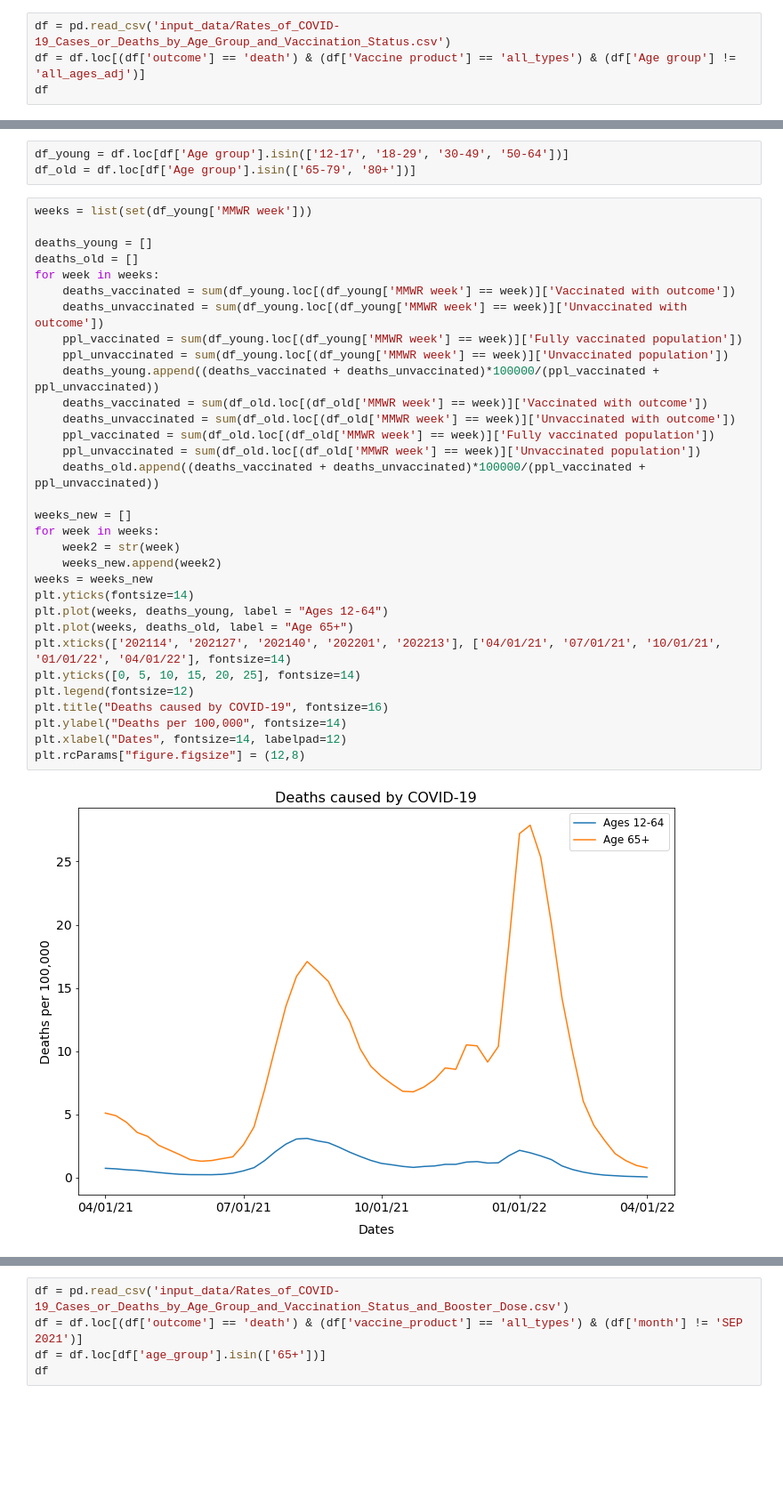
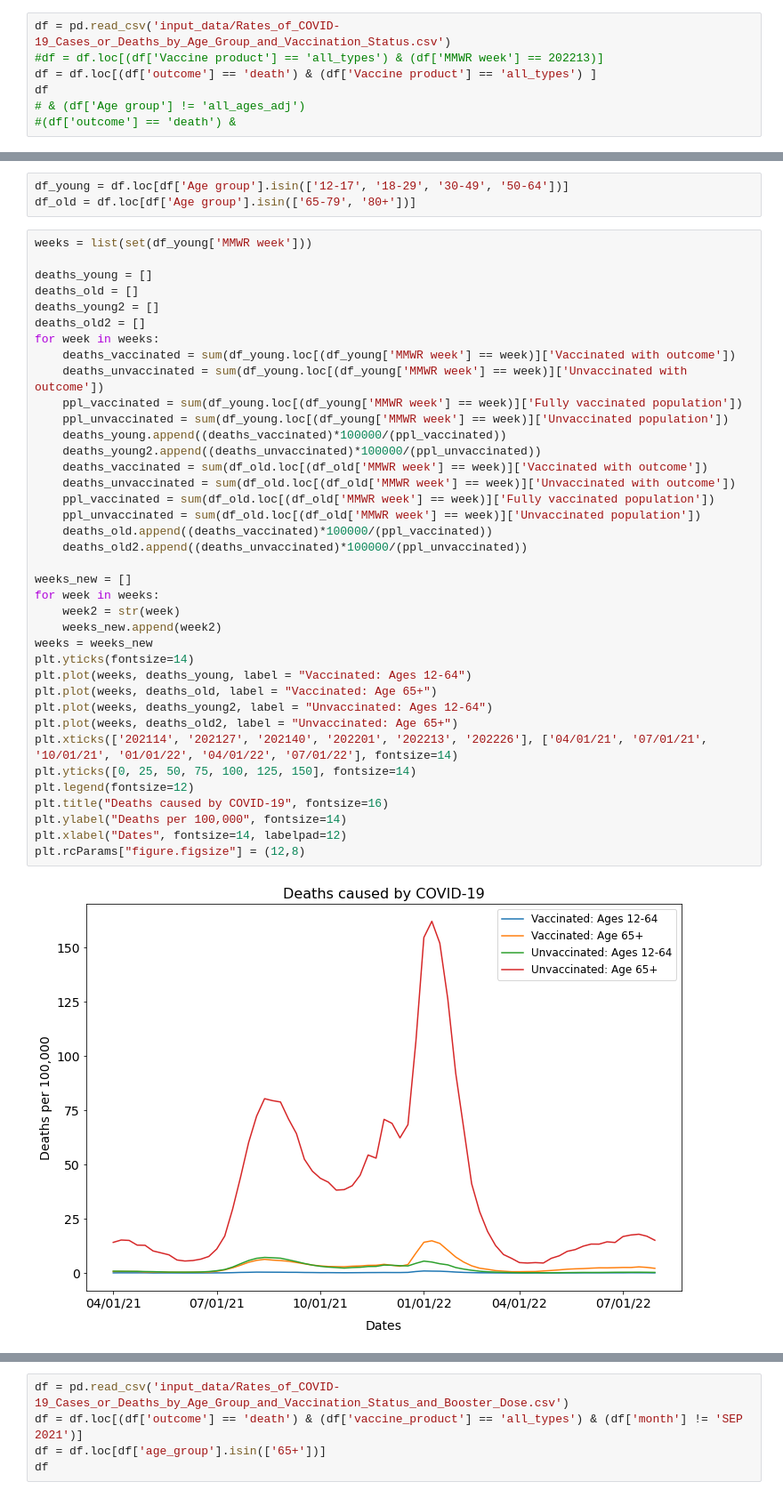
Before and after one commit to dzoanka/Covid19-cases-deaths-against-vax-in-US-counties, a Jupyter notebook: deaths_age_group.ipynb, the cells around one changed output, grey strips where cells are left out. Shown at 89% size. Cells and saved outputs as stored; diff of their text form; blank space fills up the shorter version.

Commit message:
Vax by age by vax type and vax quantification

```diff
--- a/deaths_age_group.ipynb
+++ b/deaths_age_group.ipynb
@@ -6,7 +6,10 @@ import pandas as pd
 import matplotlib.pyplot as plt
 # %%
 df = pd.read_csv('input_data/Rates_of_COVID-19_Cases_or_Deaths_by_Age_Group_and_Vaccination_Status.csv')
-df = df.loc[(df['outcome'] == 'death') & (df['Vaccine product'] == 'all_types') & (df['Age group'] != 'all_ages_adj')]
+#df = df.loc[(df['Vaccine product'] == 'all_types') & (df['MMWR week'] == 202213)]
+df = df.loc[(df['outcome'] == 'death') & (df['Vaccine product'] == 'all_types') ]
 df
+# & (df['Age group'] != 'all_ages_adj')
+#(df['outcome'] == 'death') &
 # %% [output]
 |  | outcome | month | MMWR week | Age group | Vaccine product | Vaccinated with outcome | Fully vaccinated population | ... |
@@ -28,34 +44,40 @@ df_old = df.loc[df['Age group'].isin(['65-79', '80+'])]
 # %%
 weeks = list(set(df_young['MMWR week']))
 
 deaths_young = []
 deaths_old = []
+deaths_young2 = []
+deaths_old2 = []
 for week in weeks:
     deaths_vaccinated = sum(df_young.loc[(df_young['MMWR week'] == week)]['Vaccinated with outcome'])
     deaths_unvaccinated = sum(df_young.loc[(df_young['MMWR week'] == week)]['Unvaccinated with outcome'])
     ppl_vaccinated = sum(df_young.loc[(df_young['MMWR week'] == week)]['Fully vaccinated population'])
     ppl_unvaccinated = sum(df_young.loc[(df_young['MMWR week'] == week)]['Unvaccinated population'])
-    deaths_young.append((deaths_vaccinated + deaths_unvaccinated)*100000/(ppl_vaccinated + ppl_unvaccinated))
+    deaths_young.append((deaths_vaccinated)*100000/(ppl_vaccinated))
+    deaths_young2.append((deaths_unvaccinated)*100000/(ppl_unvaccinated))
     deaths_vaccinated = sum(df_old.loc[(df_old['MMWR week'] == week)]['Vaccinated with outcome'])
     deaths_unvaccinated = sum(df_old.loc[(df_old['MMWR week'] == week)]['Unvaccinated with outcome'])
     ppl_vaccinated = sum(df_old.loc[(df_old['MMWR week'] == week)]['Fully vaccinated population'])
     ppl_unvaccinated = sum(df_old.loc[(df_old['MMWR week'] == week)]['Unvaccinated population'])
-    deaths_old.append((deaths_vaccinated + deaths_unvaccinated)*100000/(ppl_vaccinated + ppl_unvaccinated))
+    deaths_old.append((deaths_vaccinated)*100000/(ppl_vaccinated))
+    deaths_old2.append((deaths_unvaccinated)*100000/(ppl_unvaccinated))
 
 weeks_new = []
 for week in weeks:
     week2 = str(week)
     weeks_new.append(week2)
 weeks = weeks_new
 plt.yticks(fontsize=14)
-plt.plot(weeks, deaths_young, label = "Ages 12-64")
-plt.plot(weeks, deaths_old, label = "Age 65+")
-plt.xticks(['202114', '202127', '202140', '202201', '202213'], ['04/01/21', '07/01/21', '10/01/21', '01/01/22', '04/01/22'], fontsize=14)
-plt.yticks([0, 5, 10, 15, 20, 25], fontsize=14)
+plt.plot(weeks, deaths_young, label = "Vaccinated: Ages 12-64")
+plt.plot(weeks, deaths_old, label = "Vaccinated: Age 65+")
+plt.plot(weeks, deaths_young2, label = "Unvaccinated: Ages 12-64")
+plt.plot(weeks, deaths_old2, label = "Unvaccinated: Age 65+")
+plt.xticks(['202114', '202127', '202140', '202201', '202213', '202226'], ['04/01/21', '07/01/21', '10/01/21', '01/01/22', '04/01/22', '07/01/22'], fontsize=14)
+plt.yticks([0, 25, 50, 75, 100, 125, 150], fontsize=14)
 plt.legend(fontsize=12)
 plt.title("Deaths caused by COVID-19", fontsize=16)
 plt.ylabel("Deaths per 100,000", fontsize=14)
 plt.xlabel("Dates", fontsize=14, labelpad=12)
 plt.rcParams["figure.figsize"] = (12,8)
 # %% [output]
-[figure, old version]
+[figure, new version]
```
Also changed, not shown: parts of 23 cells of this notebook, 6 other files.
